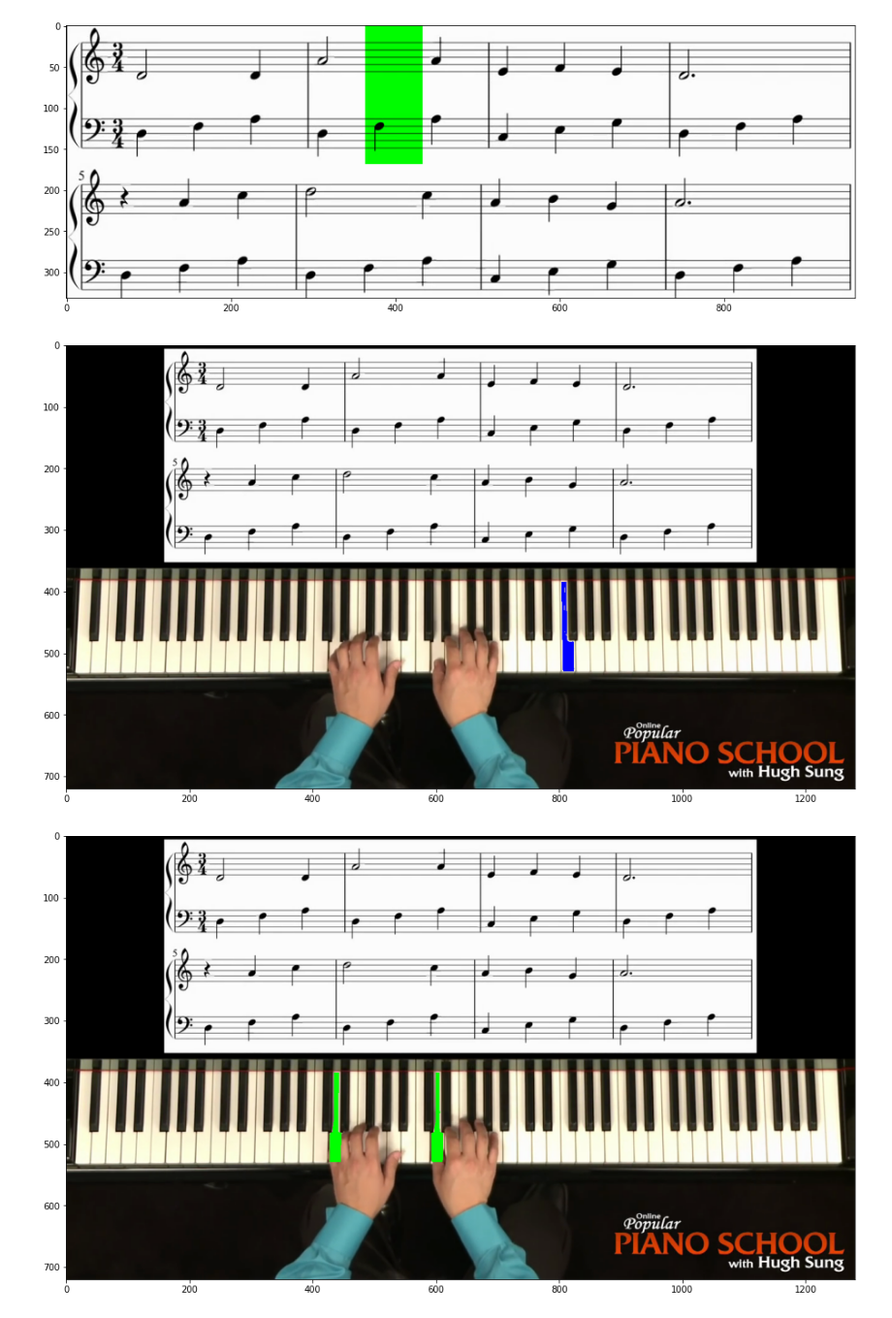
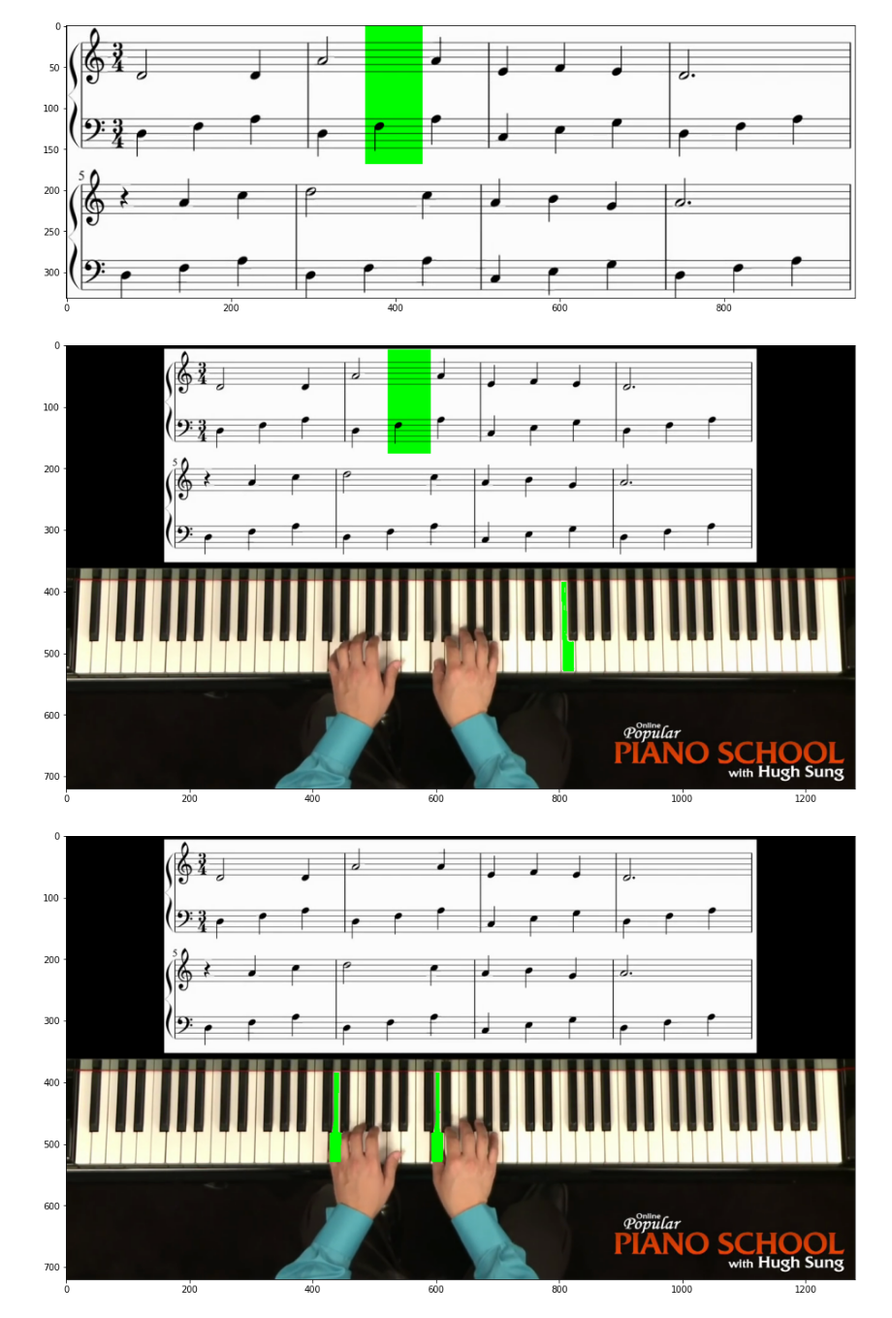
Before and after one commit to LongVanTH/INF573_Project, a Jupyter notebook: z_combine_sheet_piano.ipynb, the cells around one changed output. Shown at 97% size. Drawn from its saved outputs; the diff is of its cells as text; code cells hidden in the pictures.

```diff
--- a/z_combine_sheet_piano.ipynb
+++ b/z_combine_sheet_piano.ipynb
@@ -74,34 +74,33 @@ notes_at_beat, window = sr.pipeline_beat_reader(beat, index_mesures, group_staff
 # %%
 # show beat and piano keys on a video frame
 
 image = bfc.get_frame(cap, 10)[1]
 
 def highlight_beat(image, beat, show=True):
     image = image.copy()
     notes_at_beat, window = sr.pipeline_beat_reader(beat, index_mesures, group_staff, imgs, groups_beat, notes_names, highlight=False)
     x_min, x_max, y_min, y_max = window
-    # shift with left_
-    image[
-    image[y_min:y_max, x_min:x_max, 2] = 0
+    image[y_min+top_sheet:y_max+top_sheet, x_min+left_sheet:x_max+left_sheet, 0] = 0
+    image[y_min+top_sheet:y_max+top_sheet, x_min+left_sheet:x_max+left_sheet, 2] = 0
     if show:
         plt.figure(figsize=(16,10))
         plt.imshow(image)
         plt.show()
     return image
 
 def highlight_keys(image, keys:list, color = GREEN, show=True):
     image = image.copy()
     for key in keys:
         image[labels_full == notes_reverse[key]] = color
     if show:
         plt.figure(figsize=(16,10))
         plt.imshow(image)
         plt.show()
     return image
 
-_ = highlight_keys(highlight_beat(image, 5, False), ['fa5'], BLUE)
+_ = highlight_keys(highlight_beat(image, 5, False), ['fa5'], GREEN)
 # %% [output]
-[figure, old version]
+[figure, new version]
 # %%
 # key pressed
 
```
Also changed, not shown: parts of 35 cells of this notebook, 3 other files.
